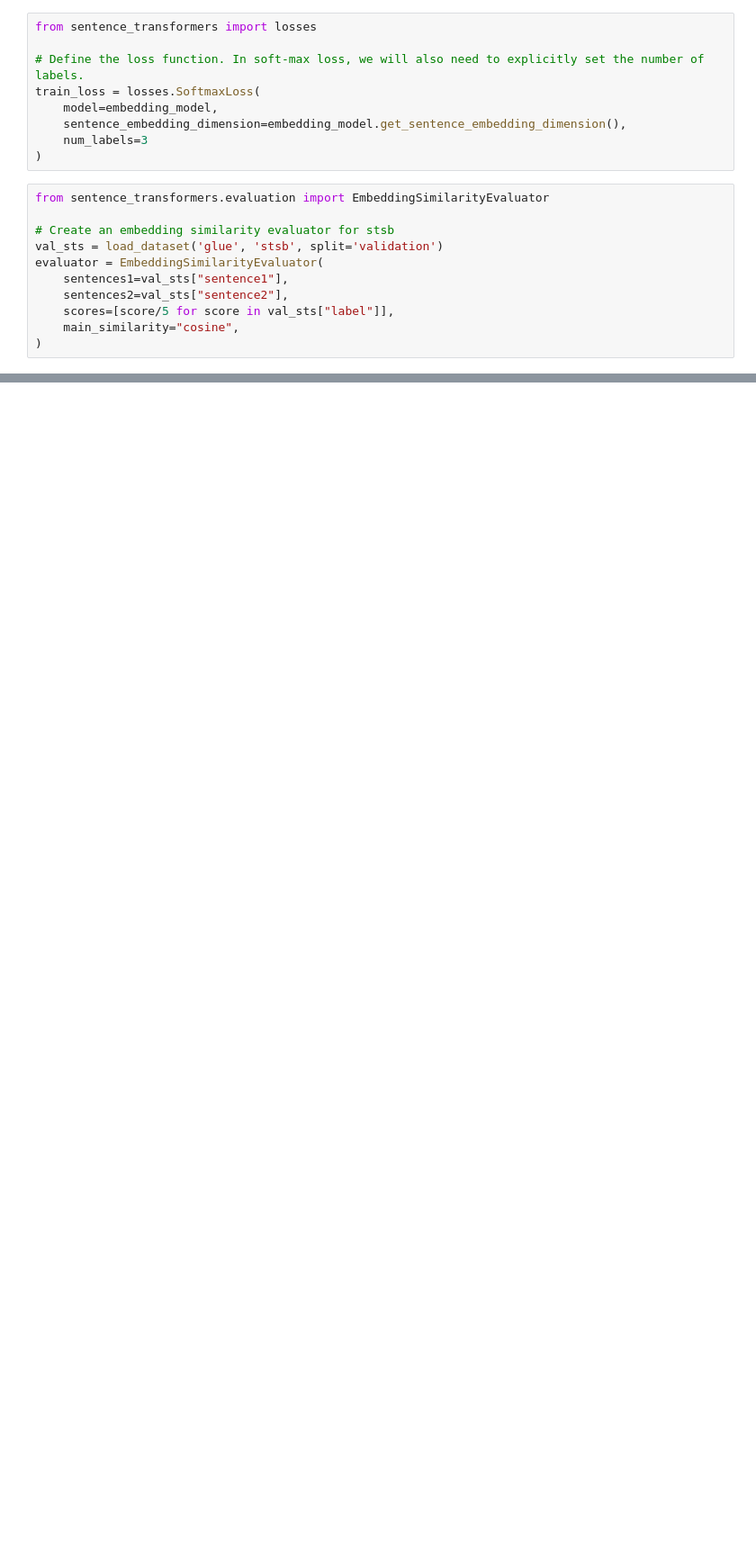
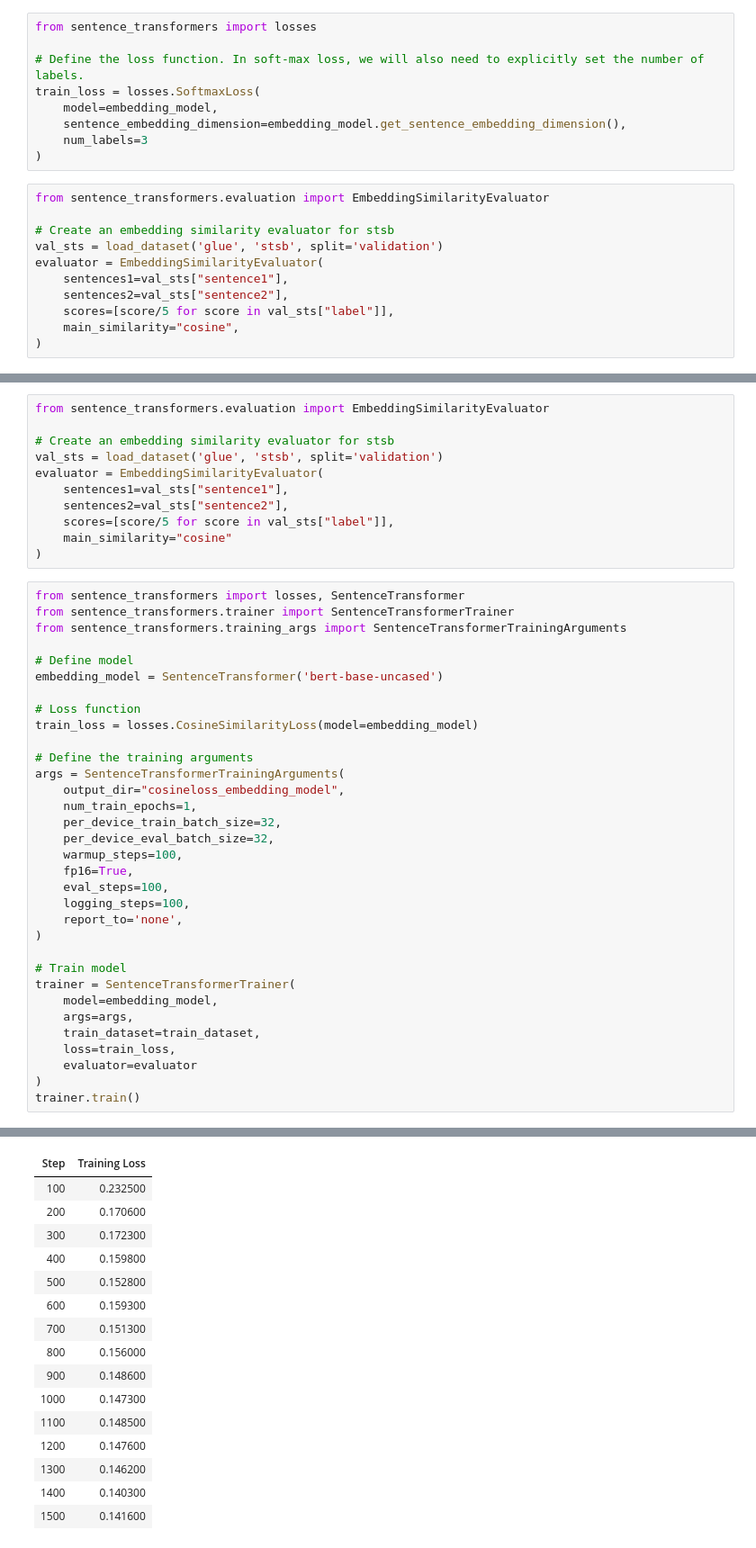
Before and after one commit to kvpratama/gen-ai-playground, a Jupyter notebook: handson-llm/chapter10.ipynb, the cells around one changed output, grey strips where cells are left out. Shown at 90% size. Drawn from its saved outputs; the diff is of its cells as text; blank space fills up the shorter version.

```diff
--- a/handson-llm/chapter10.ipynb
+++ b/handson-llm/chapter10.ipynb
@@ -67,0 +154,45 @@ trainer.train()
+# %%
+from sentence_transformers.evaluation import EmbeddingSimilarityEvaluator
+
+# Create an embedding similarity evaluator for stsb
+val_sts = load_dataset('glue', 'stsb', split='validation')
+evaluator = EmbeddingSimilarityEvaluator(
+    sentences1=val_sts["sentence1"],
+    sentences2=val_sts["sentence2"],
+    scores=[score/5 for score in val_sts["label"]],
+    main_similarity="cosine"
+)
+# %%
+from sentence_transformers import losses, SentenceTransformer
+from sentence_transformers.trainer import SentenceTransformerTrainer
+from sentence_transformers.training_args import SentenceTransformerTrainingArguments
+
+# Define model
+embedding_model = SentenceTransformer('bert-base-uncased')
+
+# Loss function
+train_loss = losses.CosineSimilarityLoss(model=embedding_model)
+
+# Define the training arguments
+args = SentenceTransformerTrainingArguments(
+    output_dir="cosineloss_embedding_model",
+    num_train_epochs=1,
+    per_device_train_batch_size=32,
+    per_device_eval_batch_size=32,
+    warmup_steps=100,
+    fp16=True,
+    eval_steps=100,
+    logging_steps=100,
+    report_to='none',
+)
+
+# Train model
+trainer = SentenceTransformerTrainer(
+    model=embedding_model,
+    args=args,
+    train_dataset=train_dataset,
+    loss=train_loss,
+    evaluator=evaluator
+)
+trainer.train()
+# %% [output]
@@ -67,0 +201,16 @@ trainer.train()
+| Step | Training Loss |
+| 100 | 0.232500 |
+| 200 | 0.170600 |
+| 300 | 0.172300 |
+| 400 | 0.159800 |
+| 500 | 0.152800 |
+| 600 | 0.159300 |
+| 700 | 0.151300 |
+| 800 | 0.156000 |
+| 900 | 0.148600 |
+| 1000 | 0.147300 |
+| 1100 | 0.148500 |
+| 1200 | 0.147600 |
+| 1300 | 0.146200 |
+| 1400 | 0.140300 |
+| 1500 | 0.141600 |
```
Also changed, not shown: parts of 42 cells of this notebook.
